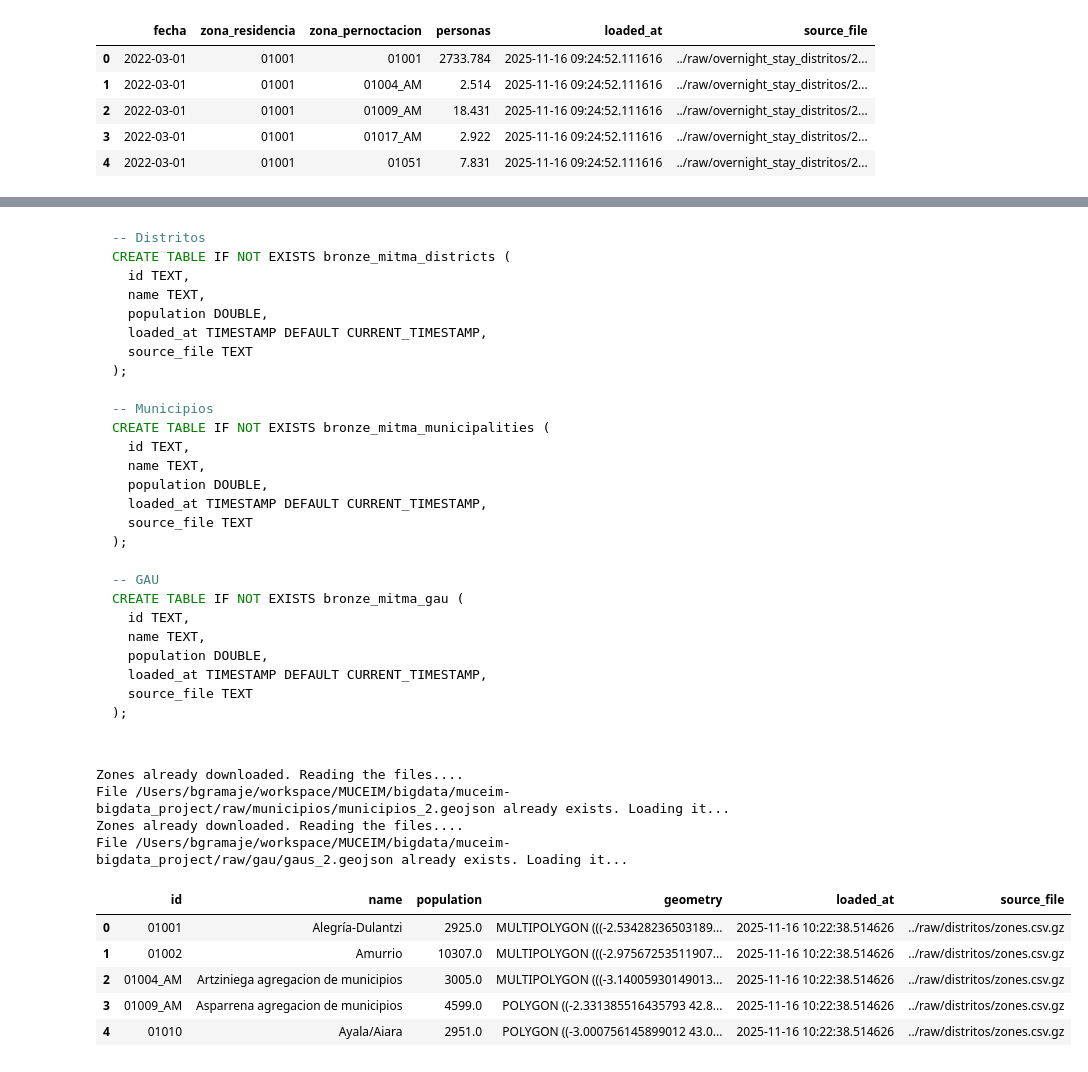
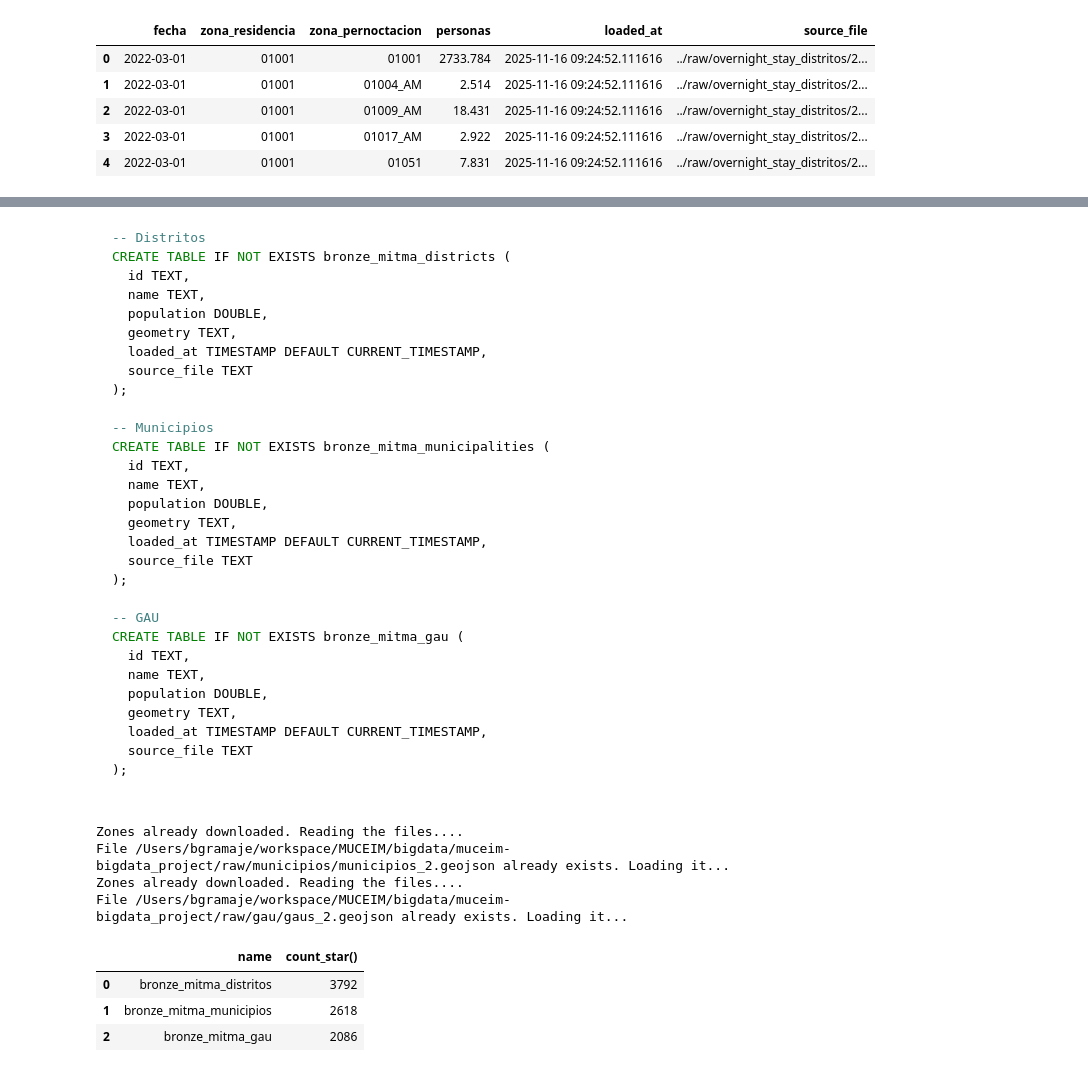
Before and after one commit to bgramaje/muceim-bigdata_project, a Jupyter notebook: notebooks/bronze.ipynb, the cells around one changed output, grey strips where cells are left out. Cells and saved outputs as stored; diff of their text form; code cells hidden in the pictures.

```diff
--- a/notebooks/bronze.ipynb
+++ b/notebooks/bronze.ipynb
@@ -465,6 +450,7 @@ CREATE TABLE IF NOT EXISTS bronze_mitma_districts (
   id TEXT,
   name TEXT,
   population DOUBLE,
+  geometry TEXT,
   loaded_at TIMESTAMP DEFAULT CURRENT_TIMESTAMP,
   source_file TEXT
 );
@@ -474,6 +460,7 @@ CREATE TABLE IF NOT EXISTS bronze_mitma_municipalities (
   id TEXT,
   name TEXT,
   population DOUBLE,
+  geometry TEXT,
   loaded_at TIMESTAMP DEFAULT CURRENT_TIMESTAMP,
   source_file TEXT
 );
@@ -483,6 +470,7 @@ CREATE TABLE IF NOT EXISTS bronze_mitma_gau (
   id TEXT,
   name TEXT,
   population DOUBLE,
+  geometry TEXT,
   loaded_at TIMESTAMP DEFAULT CURRENT_TIMESTAMP,
   source_file TEXT
 );
@@ -554,11 +545,15 @@ File /Users/bgramaje/workspace/MUCEIM/bigdata/muceim-bigdata_project/raw/municip
 Zones already downloaded. Reading the files....
 File /Users/bgramaje/workspace/MUCEIM/bigdata/muceim-bigdata_project/raw/gau/gaus_2.geojson already exists. Loading it...
 # %%
-SQL("SELECT * FROM bronze_mitma_distritos LIMIT 5;")
+SQL("""
+    SELECT 'bronze_mitma_distritos' as name, count(*) FROM bronze_mitma_distritos
+    UNION
+    SELECT 'bronze_mitma_municipios' as name, count(*) FROM bronze_mitma_municipios
+    UNION
+    SELECT 'bronze_mitma_gau' as name, count(*) FROM bronze_mitma_gau;
+""")
 # %% [output]
-|  | id | name | population | geometry | loaded_at | source_file |
-| 0 | 01001 | Alegría-Dulantzi | 2925.0 | MULTIPOLYGON (((-2.53428236503189... | 2025-11-16 10:22:38.514626 | ../raw/distritos/zones.csv.gz |
-| 1 | 01002 | Amurrio | 10307.0 | MULTIPOLYGON (((-2.97567253511907... | 2025-11-16 10:22:38.514626 | ../raw/distritos/zones.csv.gz |
-| 2 | 01004_AM | Artziniega agregacion de municipios | 3005.0 | MULTIPOLYGON (((-3.14005930149013... | 2025-11-16 10:22:38.514626 | ../raw/distritos/zones.csv.gz |
-| 3 | 01009_AM | Asparrena agregacion de municipios | 4599.0 | POLYGON ((-2.331385516435793 42.8... | 2025-11-16 10:22:38.514626 | ../raw/distritos/zones.csv.gz |
-| 4 | 01010 | Ayala/Aiara | 2951.0 | POLYGON ((-3.000756145899012 43.0... | 2025-11-16 10:22:38.514626 | ../raw/distritos/zones.csv.gz |
+|  | name | count_star() |
+| 0 | bronze_mitma_distritos | 3792 |
+| 1 | bronze_mitma_municipios | 2618 |
+| 2 | bronze_mitma_gau | 2086 |
```
Also changed, not shown: parts of 10 cells of this notebook, 1 other file.
